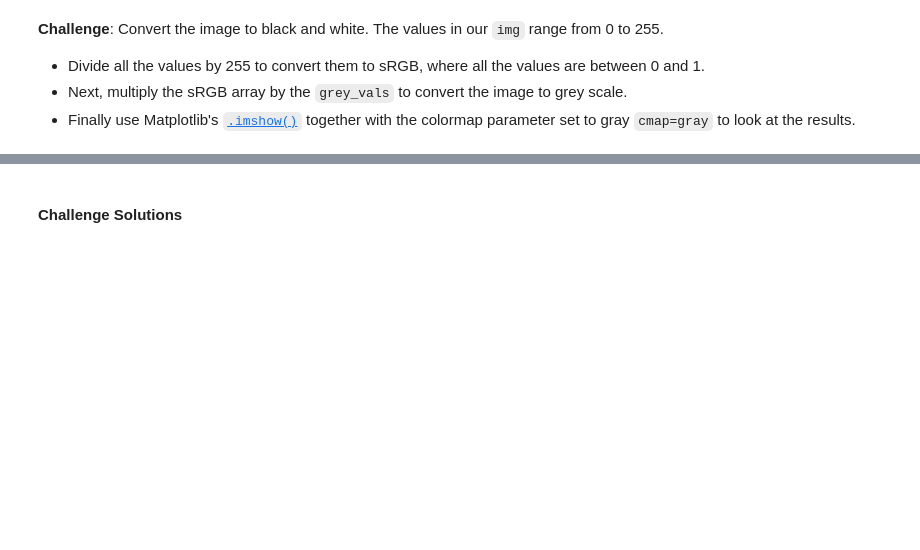
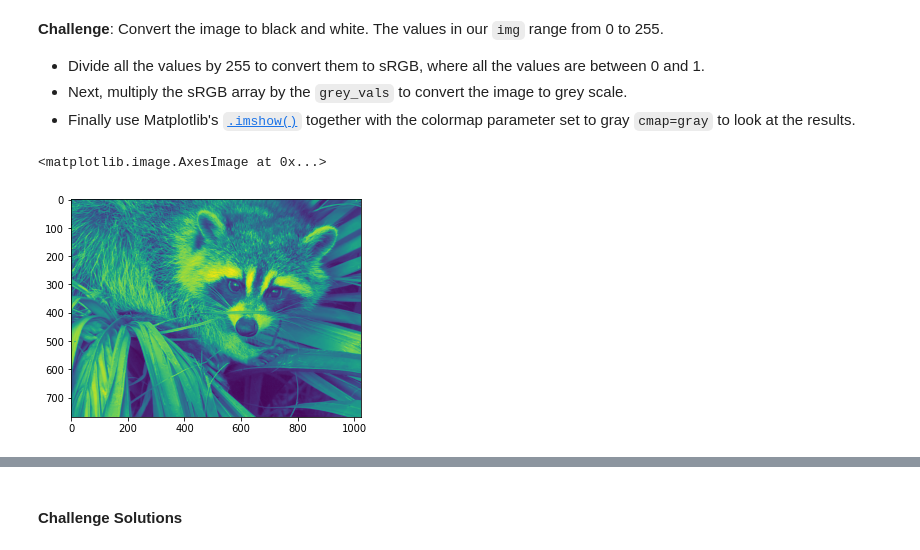
Before and after one commit to tomweinandy/100DaysOfCode, a Jupyter notebook: Projects/Day076/Computation_with_NumPy_and_N_Dimensional_Arrays.ipynb, the cells around one changed output, grey strips where cells are left out. Drawn from its saved outputs; the diff is of its cells as text; code cells hidden in the pictures; blank space fills up the shorter version.

```diff
--- a/Projects/Day076/Computation_with_NumPy_and_N_Dimensional_Arrays.ipynb
+++ b/Projects/Day076/Computation_with_NumPy_and_N_Dimensional_Arrays.ipynb
@@ -241,3 +298,9 @@ Dimensions of result: (4x2)*(2x3)=(4x3)
 * Finally use Matplotlib's [`.imshow()`](https://matplotlib.org/3.1.1/api/_as_gen/matplotlib.pyplot.imshow.html) together with the colormap parameter set to gray `cmap=gray` to look at the results.
 # %%
 grey_vals = np.array([0.2126, 0.7152, 0.0722])
+# %%
+img_grey = img/255 @ grey_vals
+plt.imshow(img_grey)
+# %% [output]
+<matplotlib.image.AxesImage at 0x...>
+[figure, added]
```
Also changed, not shown: parts of 19 cells of this notebook.
